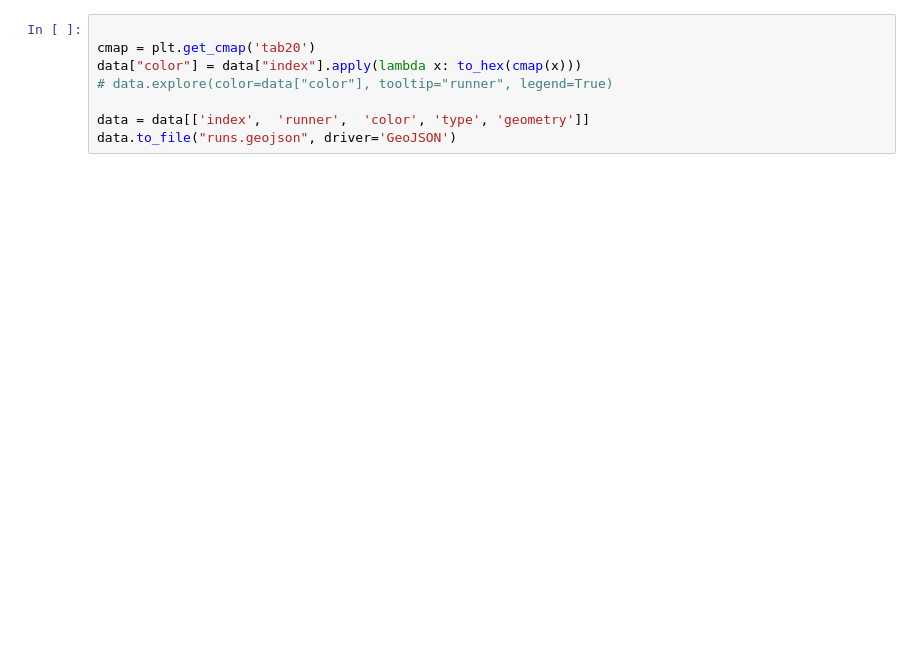
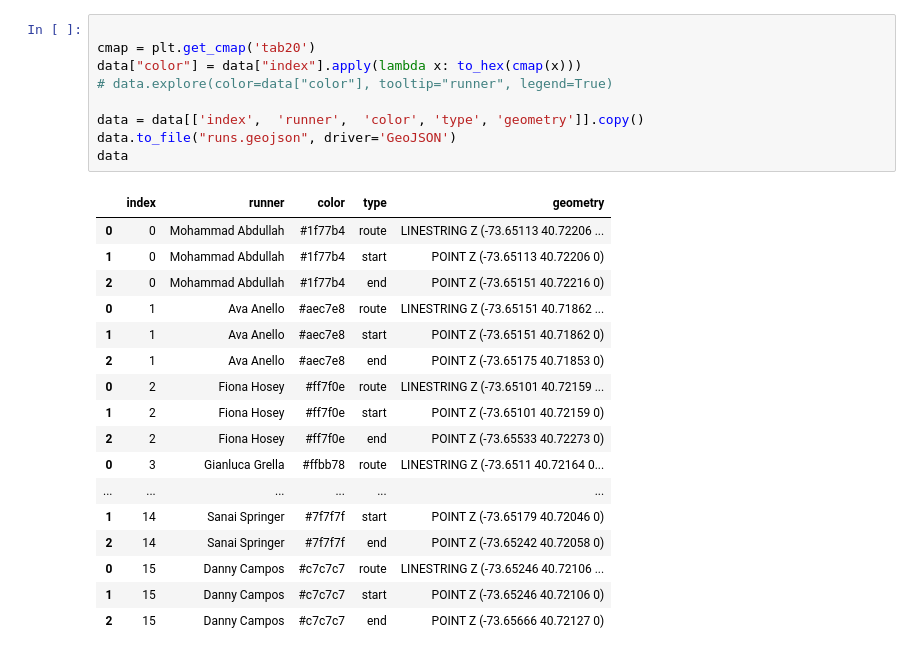
Before and after one commit to mcuringa/cartopy, a Jupyter notebook: notebooks/clean_maps.ipynb, the cells around one changed output. Cells and saved outputs as stored; diff of their text form; blank space fills up the shorter version.

```diff
--- a/notebooks/clean_maps.ipynb
+++ b/notebooks/clean_maps.ipynb
@@ -50,8 +68,27 @@ data
 # %%
 
 cmap = plt.get_cmap('tab20')
 data["color"] = data["index"].apply(lambda x: to_hex(cmap(x)))
 # data.explore(color=data["color"], tooltip="runner", legend=True)
 
-data = data[['index',  'runner',  'color', 'type', 'geometry']]
+data = data[['index',  'runner',  'color', 'type', 'geometry']].copy()
 data.to_file("runs.geojson", driver='GeoJSON')
+data
+# %% [output]
+|  | index | runner | color | type | geometry |
+| 0 | 0 | Mohammad Abdullah | #1f77b4 | route | LINESTRING Z (-73.65113 40.72206 ... |
+| 1 | 0 | Mohammad Abdullah | #1f77b4 | start | POINT Z (-73.65113 40.72206 0) |
+| 2 | 0 | Mohammad Abdullah | #1f77b4 | end | POINT Z (-73.65151 40.72216 0) |
+| 0 | 1 | Ava Anello | #aec7e8 | route | LINESTRING Z (-73.65151 40.71862 ... |
+| 1 | 1 | Ava Anello | #aec7e8 | start | POINT Z (-73.65151 40.71862 0) |
+| 2 | 1 | Ava Anello | #aec7e8 | end | POINT Z (-73.65175 40.71853 0) |
+| 0 | 2 | Fiona Hosey | #ff7f0e | route | LINESTRING Z (-73.65101 40.72159 ... |
+| 1 | 2 | Fiona Hosey | #ff7f0e | start | POINT Z (-73.65101 40.72159 0) |
+| 2 | 2 | Fiona Hosey | #ff7f0e | end | POINT Z (-73.65533 40.72273 0) |
+| 0 | 3 | Gianluca Grella | #ffbb78 | route | LINESTRING Z (-73.6511 40.72164 0... |
+| ... | ... | ... | ... | ... | ... |
+| 1 | 14 | Sanai Springer | #7f7f7f | start | POINT Z (-73.65179 40.72046 0) |
+| 2 | 14 | Sanai Springer | #7f7f7f | end | POINT Z (-73.65242 40.72058 0) |
+| 0 | 15 | Danny Campos | #c7c7c7 | route | LINESTRING Z (-73.65246 40.72106 ... |
+| 1 | 15 | Danny Campos | #c7c7c7 | start | POINT Z (-73.65246 40.72106 0) |
+| 2 | 15 | Danny Campos | #c7c7c7 | end | POINT Z (-73.65666 40.72127 0) |
```
Also changed, not shown: parts of 2 cells of this notebook, 4 other files.
